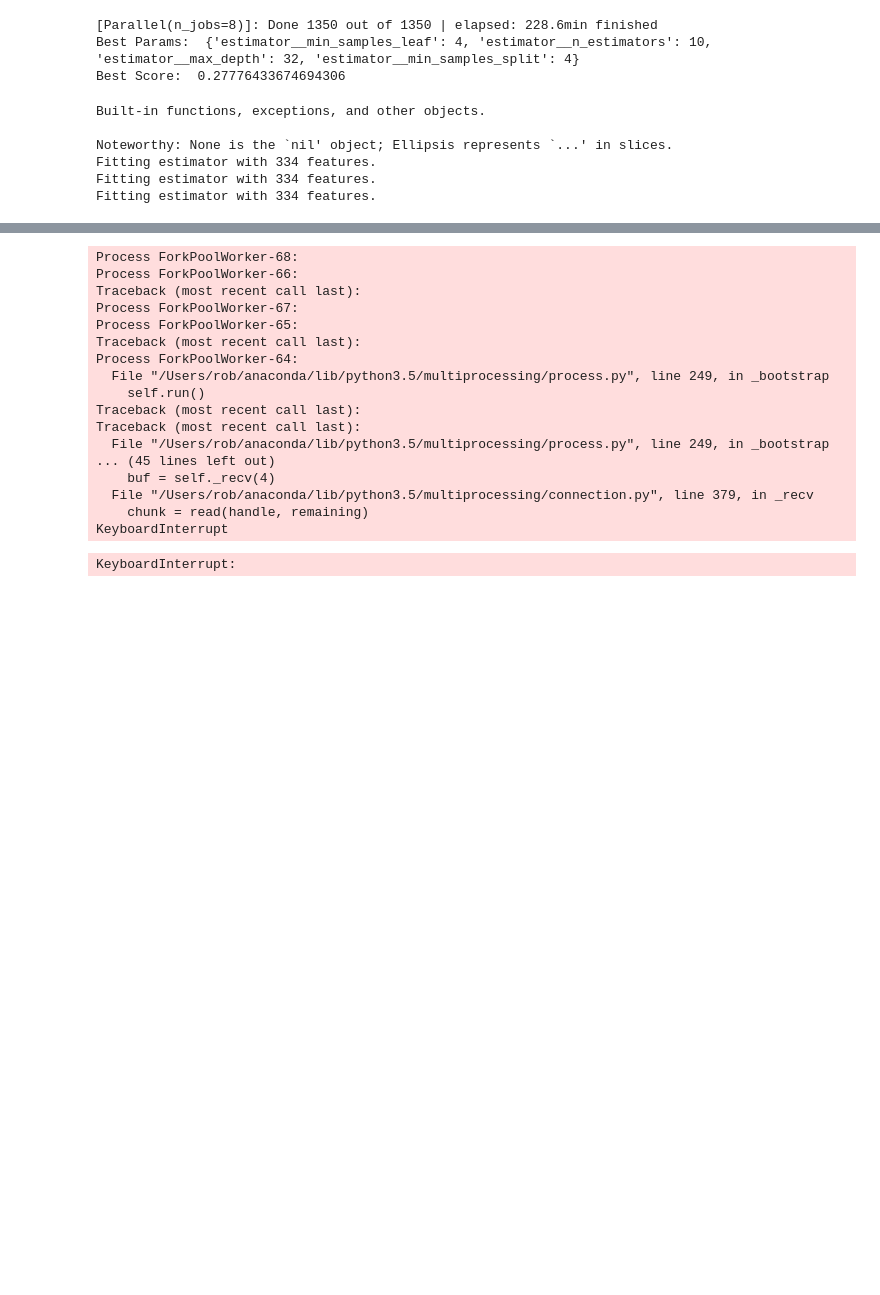
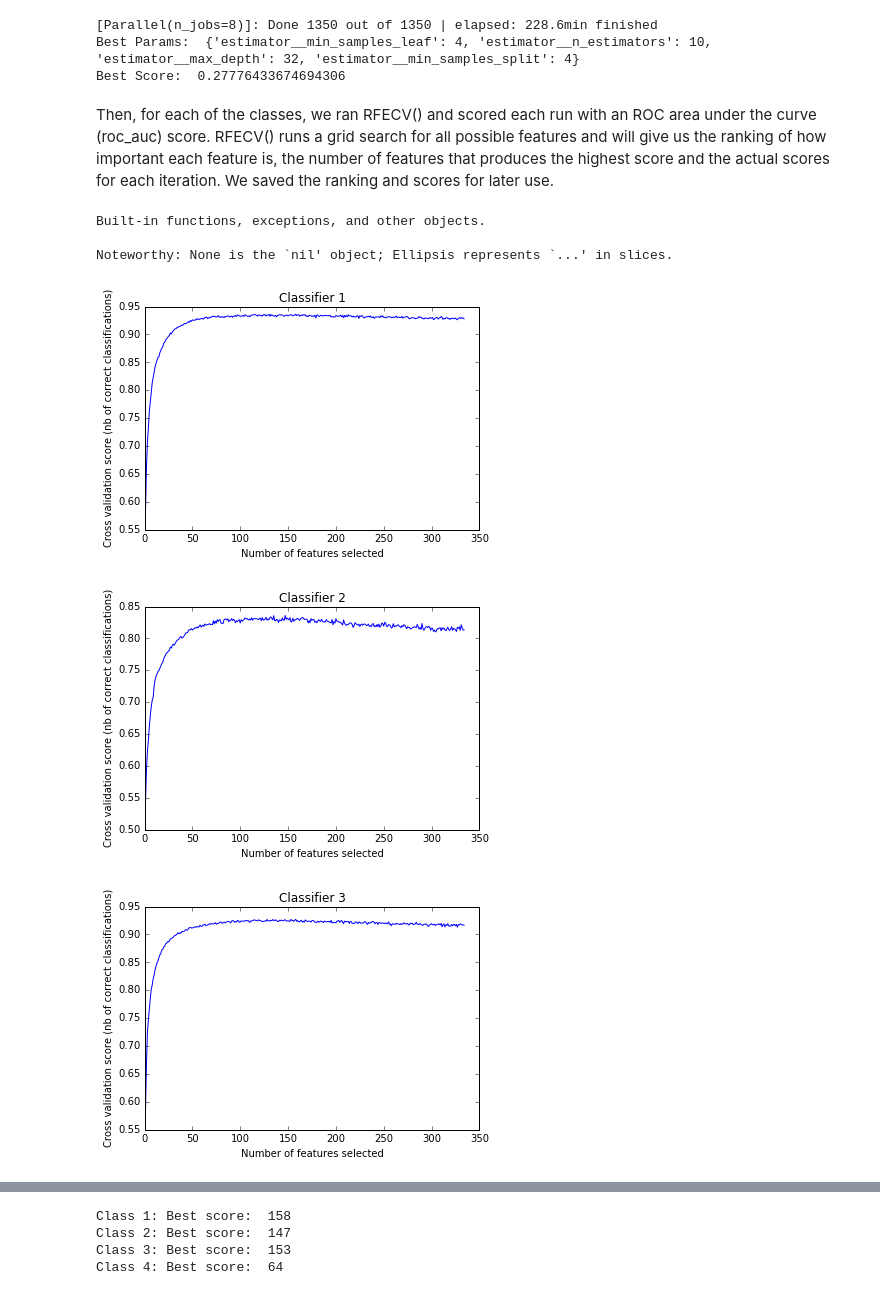
Before and after one commit to rabjohnston/E81HW3, a Jupyter notebook: Submission/HW3a.ipynb, the cells around one changed output, grey strips where cells are left out. Saved outputs shown, nothing was run; the diff lists cells and outputs as text; code cells hidden in the pictures; blank space fills up the shorter version.

```diff
--- a/Submission/HW3a.ipynb
+++ b/Submission/HW3a.ipynb
@@ -334,6 +322,8 @@ else:
 [Parallel(n_jobs=8)]: Done 1350 out of 1350 | elapsed: 228.6min finished
 Best Params:  {'estimator__min_samples_leaf': 4, 'estimator__n_estimators': 10, 'estimator__max_depth': 32, 'estimator__min_samples_split': 4}
 Best Score:  0.27776433674694306
+# %% [markdown]
+Then, for each of the classes, we ran RFECV() and scored each run with an ROC area under the curve (roc_auc) score. RFECV() runs a grid search for all possible features and will give us the ranking of how important each feature is, the number of features that produces the highest score and the actual scores for each iteration. We saved the ranking and scores for later use.
 # %%
 # Plotting code taken from: http://scikit-learn.org/stable/auto_examples/model_selection/plot_learning_curve.html
 %run 'plot_learning_curve.py'
@@ -351,6 +341,8 @@ def plotFeatureRankings(classifier, grid_scores):
     plt.show()
 
 def createRFEScores(model, modelName, X_train, Y_train, X_test, Y_test):
+    """
+    """
     # Calculate the best features for each of the classifiers seperately
     for i in range(4):
         rfecv = RFECV(model, scoring='roc_auc', verbose=2, n_jobs=-1)
@@ -362,37 +354,43 @@ def createRFEScores(model, modelName, X_train, Y_train, X_test, Y_test):
         print('Model {} Support {}'.format(i, rfecv.support_))
 
         np.save('{}_class{}_ranking.npy'.format(modelName, i+1), rfecv.ranking_)
         np.save('{}_class{}_scores.npy'.format(modelName, i+1), rfecv.grid_scores_)
 
+
 # Set to True to run the RFE (time consuming)
 # Set to false to display pre-calculated results
-runRFE = True
+runRFE = False
 
 if runRFE:
     rf_model = RandomForestClassifier(
                         n_estimators=50,
                         max_depth=32,
                         min_samples_split=4,
                         min_samples_leaf=4,
                         random_state=24,
                         oob_score=True)
 
-    svc_model = SVC(C = 10, gamma=0.01, kernel='rbf', probability=True)
+    svc_model = SVC(C = 10, gamma=0.01, kernel='linear', probability=True, n_jobs=-1)
 
-    #createRFEScores(rf_model, 'rf', X_train, Y_train, X_test, Y_test)
-    createRFEScores(svc_model, 'svc', X_train, Y_train, X_test, Y_test)
+    createRFEScores(rf_model, 'rf', X_train, Y_train, X_test, Y_test)
+    #createRFEScores(svc_model, 'svc', X_train, Y_train, X_test, Y_test)
 
 else:
     for i in range(4):
         classifier = i+1
         ranking = np.load('rf_class{}_ranking.npy'.format(classifier))
         grid_scores = np.load('rf_class{}_scores.npy'.format(classifier))
 
         plotFeatureRankings(classifier, grid_scores)
+
+    print('Class 1: Best score: ', 158)
+    print('Class 2: Best score: ', 147)
+    print('Class 3: Best score: ', 153)
+    print('Class 4: Best score: ', 64)
 # %% [output]
 Built-in functions, exceptions, and other objects.
 
 Noteworthy: None is the `nil' object; Ellipsis represents `...' in slices.
-Fitting estimator with 334 features.
-Fitting estimator with 334 features.
-Fitting estimator with 334 features.
+[figure, added]
+[figure, added]
+[figure, added]
@@ -399,18 +398,4 @@ Fitting estimator with 334 features.
-Process ForkPoolWorker-68:
-Process ForkPoolWorker-66:
-Traceback (most recent call last):
-Process ForkPoolWorker-67:
-Process ForkPoolWorker-65:
-Traceback (most recent call last):
-Process ForkPoolWorker-64:
-  File "/Users/rob/anaconda/lib/python3.5/multiprocessing/process.py", line 249, in _bootstrap
-    self.run()
-Traceback (most recent call last):
-Traceback (most recent call last):
-  File "/Users/rob/anaconda/lib/python3.5/multiprocessing/process.py", line 249, in _bootstrap
-... (45 lines left out)
-    buf = self._recv(4)
-  File "/Users/rob/anaconda/lib/python3.5/multiprocessing/connection.py", line 379, in _recv
-    chunk = read(handle, remaining)
-KeyboardInterrupt
+Class 1: Best score:  158
+Class 2: Best score:  147
+Class 3: Best score:  153
+Class 4: Best score:  64
-KeyboardInterrupt:
```
Also changed, not shown: parts of 15 cells of this notebook.
